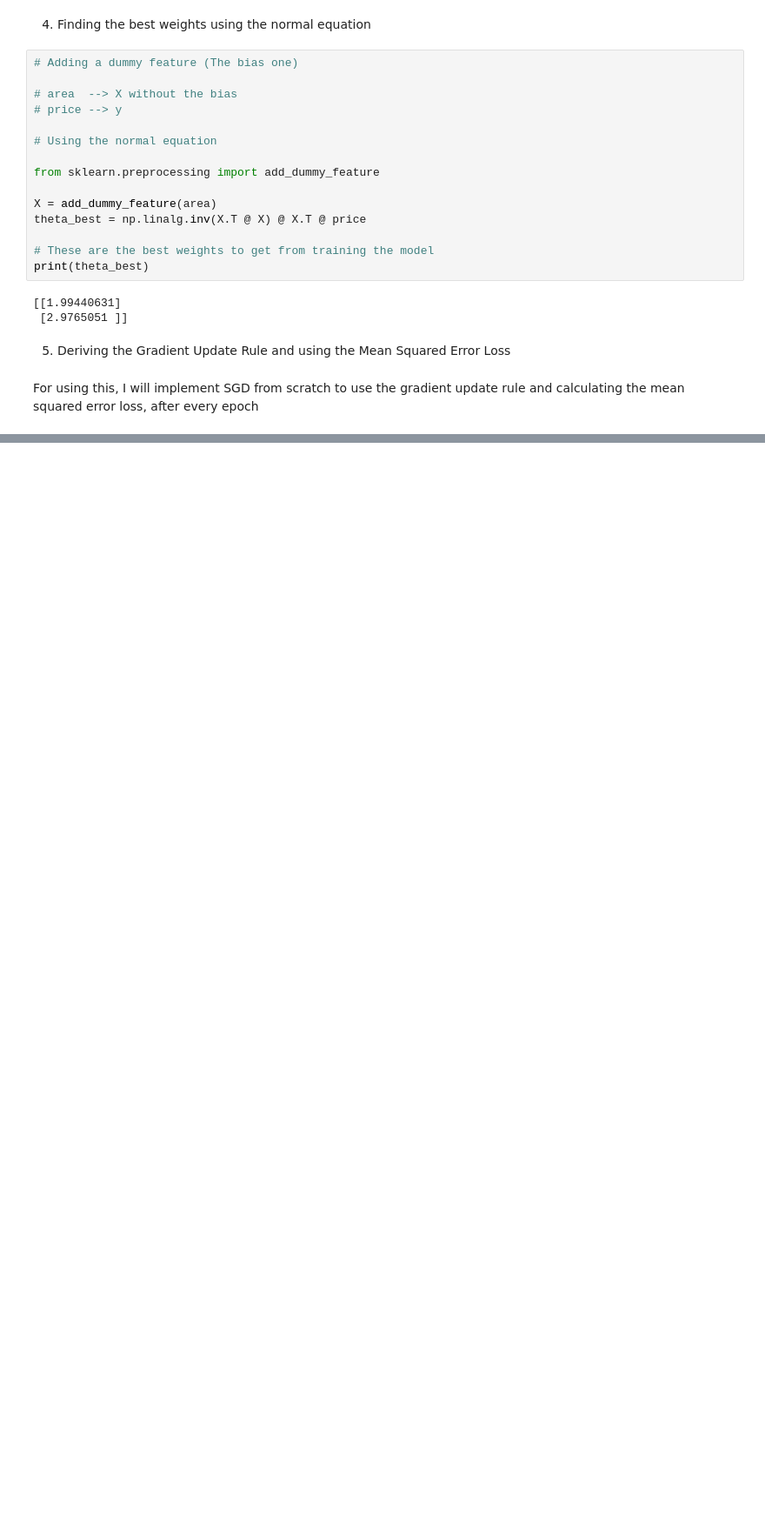
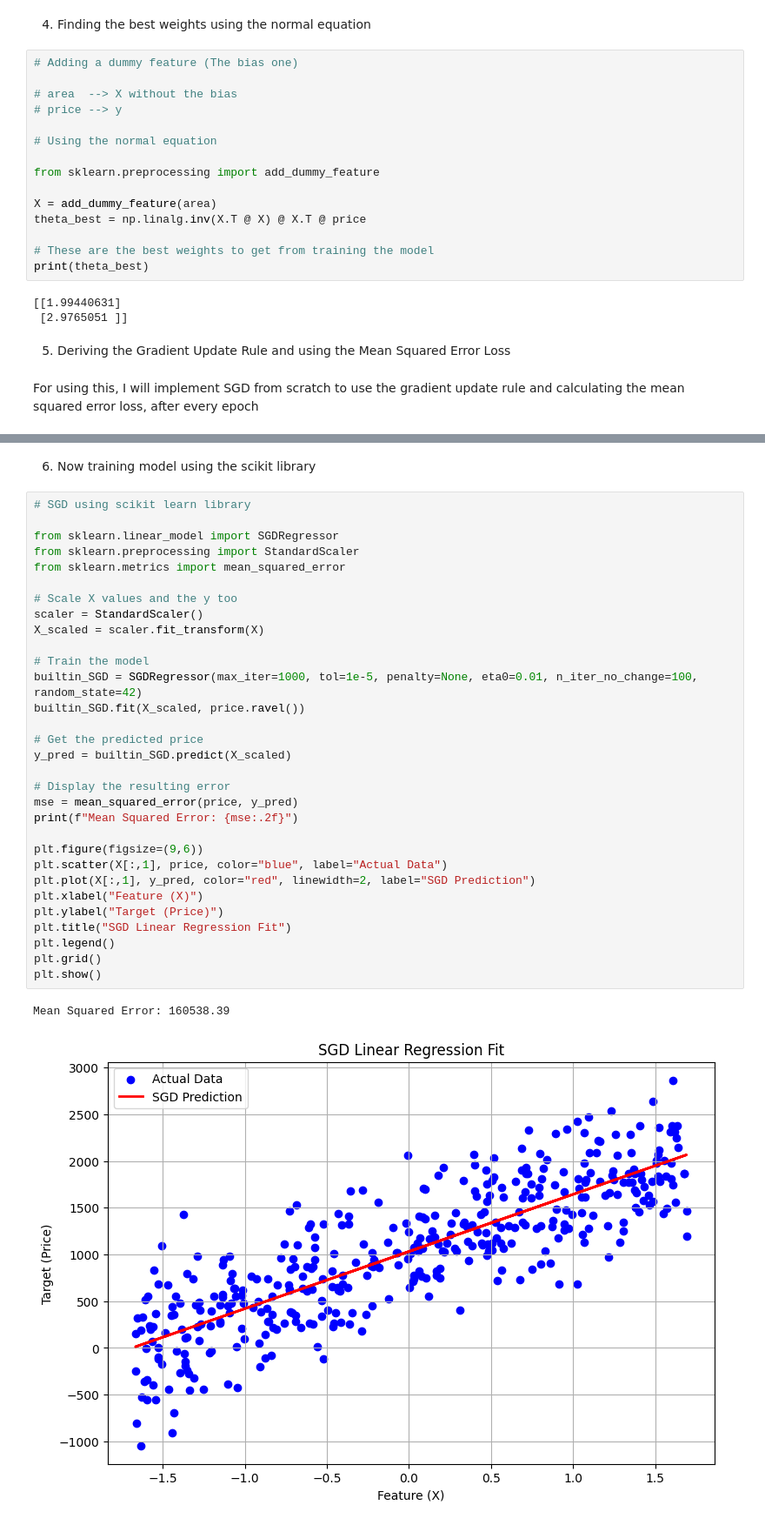
Before and after one commit to Wania-n/ML_A-02_Price-Prediction, a Jupyter notebook: 22i-2369_ML_A2.ipynb, the cells around one changed output, grey strips where cells are left out. Shown: that part at 87% size. Drawn from its saved outputs; the diff is of its cells as text; blank space fills up the shorter version.

Commit message:
SGD builtin done

```diff
--- a/22i-2369_ML_A2.ipynb
+++ b/22i-2369_ML_A2.ipynb
@@ -198,0 +207,36 @@ plt.show()
+# %% [markdown]
+6. Now training model using the scikit library
+# %%
+# SGD using scikit learn library
+
+from sklearn.linear_model import SGDRegressor
+from sklearn.preprocessing import StandardScaler
+from sklearn.metrics import mean_squared_error
+
+# Scale X values and the y too
+scaler = StandardScaler()
+X_scaled = scaler.fit_transform(X)
+
+# Train the model
+builtin_SGD = SGDRegressor(max_iter=1000, tol=1e-5, penalty=None, eta0=0.01, n_iter_no_change=100, random_state=42)
+builtin_SGD.fit(X_scaled, price.ravel())
+
+# Get the predicted price
+y_pred = builtin_SGD.predict(X_scaled)
+
+# Display the resulting error
+mse = mean_squared_error(price, y_pred)
+print(f"Mean Squared Error: {mse:.2f}")
+
+plt.figure(figsize=(9,6))
+plt.scatter(X[:,1], price, color="blue", label="Actual Data")
+plt.plot(X[:,1], y_pred, color="red", linewidth=2, label="SGD Prediction")
+plt.xlabel("Feature (X)")
+plt.ylabel("Target (Price)")
+plt.title("SGD Linear Regression Fit")
+plt.legend()
+plt.grid()
+plt.show()
+# %% [output]
+Mean Squared Error: 160538.39
+[figure, added]
```
Also changed, not shown: parts of 3 cells of this notebook, 1 other file.
